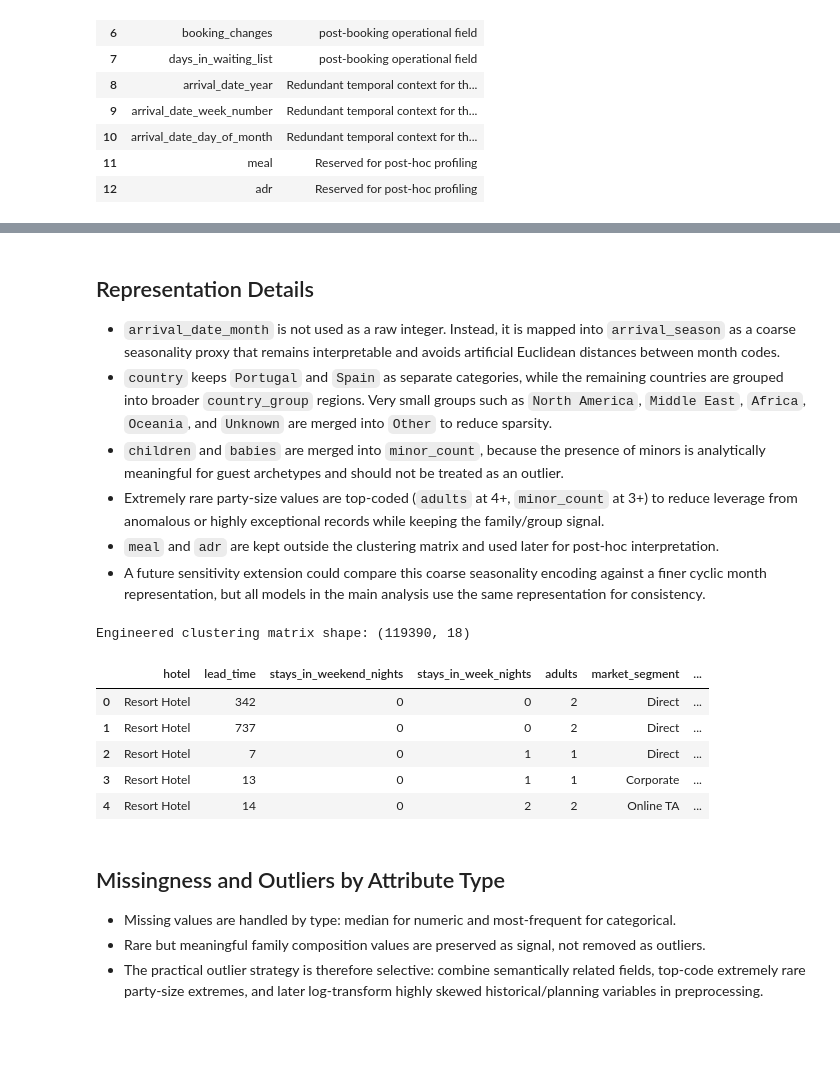
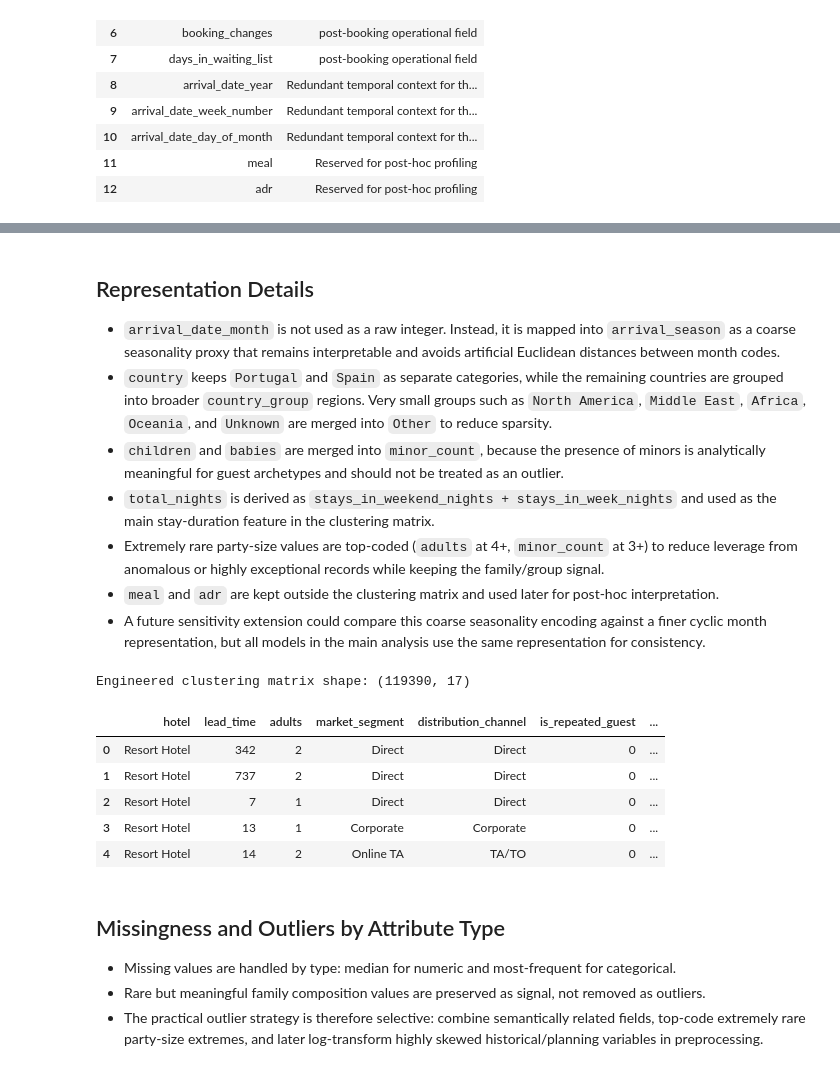
Before and after one commit to mreTeixeira7/usl_project1_72922_72898_60253, a Jupyter notebook: project.ipynb, the cells around one changed output, grey strips where cells are left out. Drawn from its saved outputs; the diff is of its cells as text; code cells hidden in the pictures; blank space fills up the shorter version.

```diff
--- a/project.ipynb
+++ b/project.ipynb
@@ -106,6 +354,7 @@ Excluded count: 13
 - `arrival_date_month` is not used as a raw integer. Instead, it is mapped into `arrival_season` as a coarse seasonality proxy that remains interpretable and avoids artificial Euclidean distances between month codes.
 - `country` keeps `Portugal` and `Spain` as separate categories, while the remaining countries are grouped into broader `country_group` regions. Very small groups such as `North America`, `Middle East`, `Africa`, `Oceania`, and `Unknown` are merged into `Other` to reduce sparsity.
 - `children` and `babies` are merged into `minor_count`, because the presence of minors is analytically meaningful for guest archetypes and should not be treated as an outlier.
+- `total_nights` is derived as `stays_in_weekend_nights + stays_in_week_nights` and used as the main stay-duration feature in the clustering matrix.
 - Extremely rare party-size values are top-coded (`adults` at 4+, `minor_count` at 3+) to reduce leverage from anomalous or highly exceptional records while keeping the family/group signal.
 - `meal` and `adr` are kept outside the clustering matrix and used later for post-hoc interpretation.
 - A future sensitivity extension could compare this coarse seasonality encoding against a finer cyclic month representation, but all models in the main analysis use the same representation for consistency.
@@ -134,42 +383,44 @@ def group_country(code):
         return "Southern Europe"
     if code in {"SWE", "NOR", "DNK", "FIN", "ISL"}:
         return "Nordics"
     if code in {"POL", "ROU", "RUS", "UKR", "CZE", "SVK", "HUN", "BGR", "SRB", "HRV", "SVN", "EST", "LVA", "LTU", "BLR"}:
         return "Eastern Europe"
     if code in {"BRA", "ARG", "CHL", "COL", "MEX", "PER", "URY", "VEN", "ECU", "BOL", "PRY", "DOM", "CUB", "PAN", "CRI", "GTM", "HND", "SLV", "NIC", "JAM", "TTO"}:
         return "Latin America"
     if code in {"USA", "CAN"}:
         return "Other"
     if code in {"CHN", "CN", "JPN", "KOR", "IND", "THA", "MYS", "SGP", "IDN", "VNM", "PHL", "TWN", "HKG", "MAC"}:
         return "Asia"
     if code in {"ISR", "SAU", "ARE", "QAT", "KWT", "OMN", "BHR", "JOR", "LBN", "IRN", "IRQ", "TUR"}:
         return "Other"
     if code in {"AUS", "NZL"}:
         return "Other"
     if code in {"ZAF", "MAR", "DZA", "TUN", "EGY", "NGA", "KEN", "ETH", "GHA", "AGO", "MOZ"}:
         return "Other"
     return "Other"
 
 minor_count = X["children"].fillna(0) + X["babies"].fillna(0)
+total_nights = X["stays_in_weekend_nights"].fillna(0) + X["stays_in_week_nights"].fillna(0)
 
 X = X.assign(
     arrival_season=X["arrival_date_month"].map(month_to_season),
     country_group=X["country"].apply(group_country),
     adults=X["adults"].clip(upper=4),
-    minor_count=minor_count.clip(upper=3),
+    minor_count=minor_count.clip(upper=4),
+    total_nights=total_nights,
 )
-X = X.drop(columns=["arrival_date_month", "country", "children", "babies"])
+X = X.drop(columns=["arrival_date_month", "country", "children", "babies", "stays_in_weekend_nights", "stays_in_week_nights"])
 
 print("Engineered clustering matrix shape:", X.shape)
 display(X.head())
 # %% [output]
-Engineered clustering matrix shape: (119390, 18)
+Engineered clustering matrix shape: (119390, 17)
-|  | hotel | lead_time | stays_in_weekend_nights | stays_in_week_nights | adults | market_segment | ... |
-| 0 | Resort Hotel | 342 | 0 | 0 | 2 | Direct | ... |
-| 1 | Resort Hotel | 737 | 0 | 0 | 2 | Direct | ... |
-| 2 | Resort Hotel | 7 | 0 | 1 | 1 | Direct | ... |
-| 3 | Resort Hotel | 13 | 0 | 1 | 1 | Corporate | ... |
-| 4 | Resort Hotel | 14 | 0 | 2 | 2 | Online TA | ... |
+|  | hotel | lead_time | adults | market_segment | distribution_channel | is_repeated_guest | ... |
+| 0 | Resort Hotel | 342 | 2 | Direct | Direct | 0 | ... |
+| 1 | Resort Hotel | 737 | 2 | Direct | Direct | 0 | ... |
+| 2 | Resort Hotel | 7 | 1 | Direct | Direct | 0 | ... |
+| 3 | Resort Hotel | 13 | 1 | Corporate | Corporate | 0 | ... |
+| 4 | Resort Hotel | 14 | 2 | Online TA | TA/TO | 0 | ... |
 # %% [markdown]
 ## Missingness and Outliers by Attribute Type
 - Missing values are handled by type: median for numeric and most-frequent for categorical.
```
Also changed, not shown: parts of 14 cells of this notebook.
